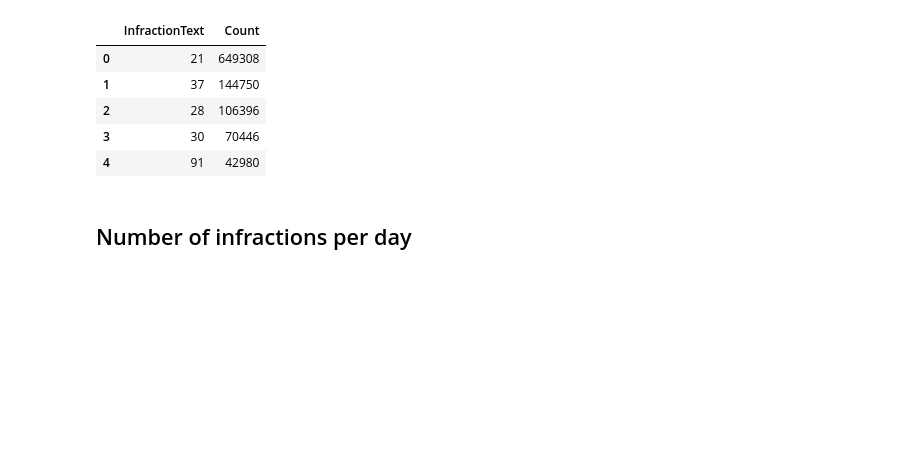
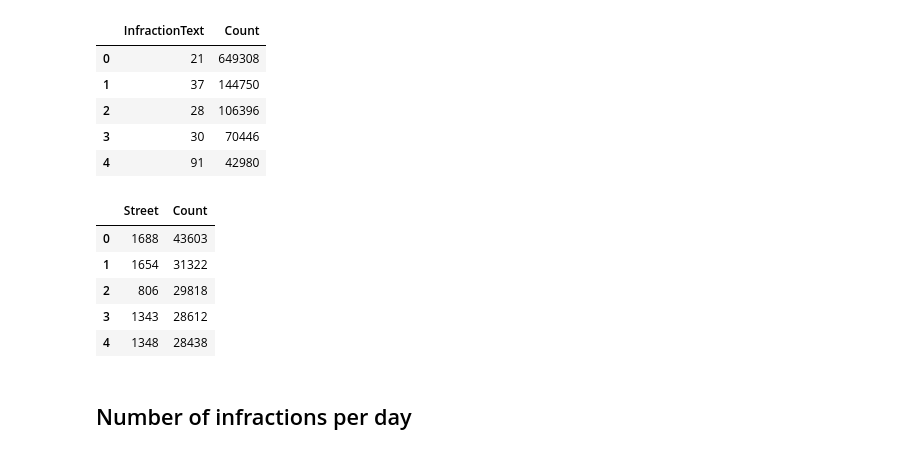
Before and after one commit to anafsa/ChildrenOfJupyter, a Jupyter notebook: Stage-2/Irregular Parking/Identification of patterns and prediction of irregular parking.ipynb, the cells around one changed output. Cells and saved outputs as stored; diff of their text form; code cells hidden in the pictures; blank space fills up the shorter version.

```diff
--- a/Stage-2/Irregular Parking/Identification of patterns and prediction of irregular parking.ipynb
+++ b/Stage-2/Irregular Parking/Identification of patterns and prediction of irregular parking.ipynb
@@ -150,6 +160,19 @@ df_infraction.head()
 | 2 | 28 | 106396 |
 | 3 | 30 | 70446 |
 | 4 | 91 | 42980 |
+# %%
+enc = OrdinalEncoder()
+df["Street"] = enc.fit_transform(df[["Street"]]).astype(int)
+
+df_streets = categorical_feature_study(df, "Street", horizontal=True, treshould=10000, plot=False)
+df_streets.head()
+# %% [output]
+|  | Street | Count |
+| 0 | 1688 | 43603 |
+| 1 | 1654 | 31322 |
+| 2 | 806 | 29818 |
+| 3 | 1343 | 28612 |
+| 4 | 1348 | 28438 |
 # %% [markdown]
 ## Number of infractions per day
 # %%
```
Also changed, not shown: parts of 6 cells of this notebook.
